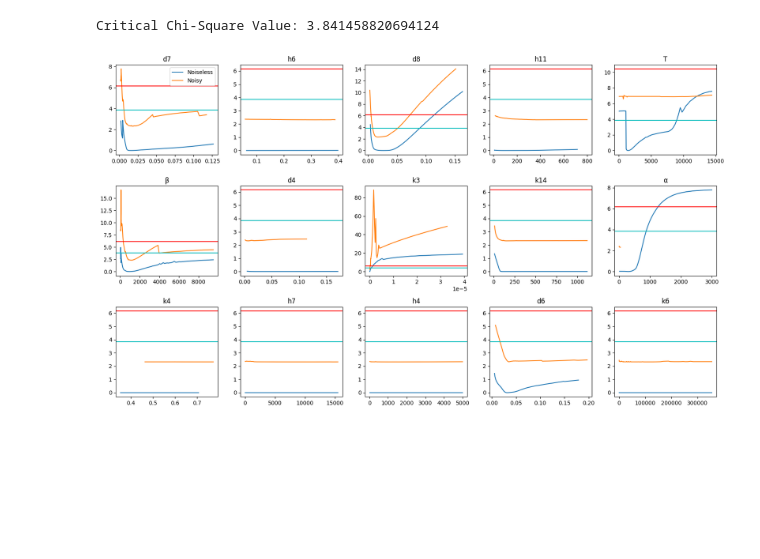
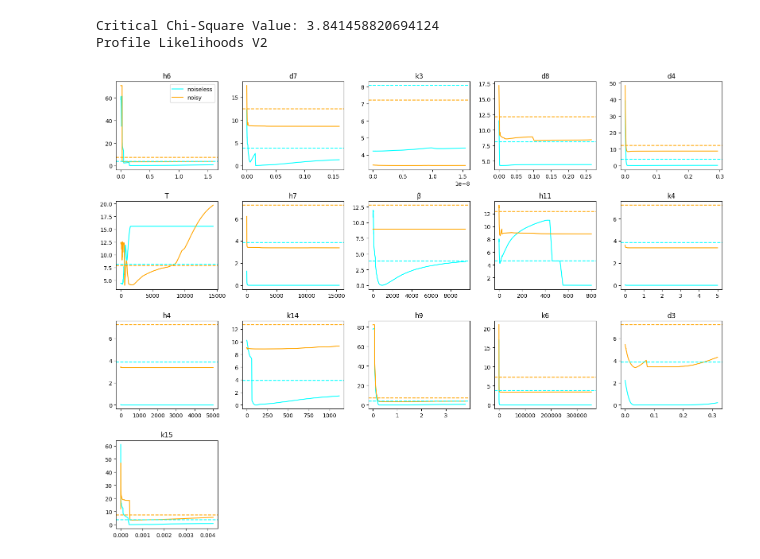
Before and after one commit to aayres22/ITIS_Analysis, a Jupyter notebook: PL_unpack.ipynb, the cells around one changed output. Saved outputs shown, nothing was run; the diff lists cells and outputs as text; code cells hidden in the pictures; blank space fills up the shorter version.

Commit message:
Added more PL_V2 results

```diff
--- a/PL_unpack.ipynb
+++ b/PL_unpack.ipynb
@@ -15,11 +15,13 @@ param_titles = ['d1',
 
 # from PL_theiaprep import param_global_all
 
-D = '1'         # '1' for ACTH + Cort,
+D = '3'         # '1' for ACTH + Cort,
                 # '2' for ACTH + Cort + TNF-a
                 # '3' for ACTH + Cort + TNF-a + IL10
 dpoints = '2'   # '1' for 25, '2' for 13
 N = 'nonoise'   #'noisy' or 'nonoise'. Not perfect, some paths may need to be tweaked.
+
+
 if D == '1':
     output_ids = [6,7]
 elif D == '2':
@@ -27,7 +29,7 @@ elif D == '2':
 else:
     output_ids = [3,4,6,7]
 
-with open('PL_results\\PL_' + D + dpoints + 'nonoise.pkl', 'rb') as f:
+with open('PL_results_V2\\PL_' + D + dpoints + 'nonoise.pkl', 'rb') as f:
     results1 = pickle.load(f)
 
 # all_results = {
@@ -48,7 +50,7 @@ J_save1 = results1['J_save'].copy()
 par_save1 = results1['par_save'].copy()
 
 
-with open('PL_results\\PL_' + D + dpoints + 'noisy.pkl', 'rb') as f:
+with open('PL_results_V2\\PL_' + D + dpoints + 'noisy.pkl', 'rb') as f:
     results2 = pickle.load(f)
 
 param_ids2 = results2['param_ids']
@@ -59,7 +61,7 @@ J_save2 = results2['J_save'].copy()
 par_save2 = results2['par_save'].copy()
 
 from scipy.stats import chi2
-
+#
 alpha = 0.05  # Significance level
 df = 1        # Degrees of freedom
 
@@ -70,35 +72,37 @@ print(f"Critical Chi-Square Value: {critical_value}")
 
 # for i in range(len(param_ids)):
 #
 #     plt.figure()
 #     plt.title(paramtitles[param_ids[i]])
 #     plt.plot(par_save[i,i,:],J_save[i,:])
 #     plt.axhline(y=critical_value, color='r')
 #     plt.show()
 
 if param_ids1 != param_ids2:
     print("PARAM ORDER DOES NOT MATCH")
 
 fig, axs = plt.subplots(4,5, figsize = (16,12))
 CI = np.zeros((20,2))
 for i in range(4):
 
     for k in range(5):
         if i*5 + k>= len(param_ids1):
             for r in range(k,5):
                 axs[i,r].remove()
             break
 
-        axs[i, k].plot(np.exp(par_save1[i*5 + k,i*5 +k,:]),J_save1[i*5 + k,:], label = "Noiseless")
-        axs[i, k].plot(np.exp(par_save2[i*5 + k,i*5 +k,:]),J_save2[i*5 + k,:], label = "Noisy")
-        axs[i, k].axhline(y=critical_value, color='c')
-        axs[i, k].axhline(y=critical_value+np.min(J_save2[i*5 + k,:]), color='r')
+        axs[i, k].plot(np.exp(par_save1[i*5 + k,i*5 +k,:]),J_save1[i*5 + k,:], label = "noiseless", color = 'cyan')
+        axs[i, k].plot(np.exp(par_save2[i*5 + k,i*5 +k,:]),J_save2[i*5 + k,:], label = "noisy", color = 'orange')
+        axs[i, k].axhline(y=critical_value+np.min(J_save1[i*5 + k,:]), color='cyan', linestyle='--')
+        axs[i, k].axhline(y=critical_value+np.min(J_save2[i*5 + k,:]), color='orange', linestyle='--')
         axs[i,k].set_title(param_titles[param_ids1[i*5 + k]])
 # for ax in axs.flat:
 #     ax.set_xticks([])
 axs[0,0].legend()
 fig.tight_layout()
 #fig.savefig('FIGS\\PL_results_' + N + D + dpoints + '.png')
+print("Profile Likelihoods V2")
 # %% [output]
 Critical Chi-Square Value: 3.841458820694124
+Profile Likelihoods V2
-[figure, old version]
+[figure, new version]
```
Also changed, not shown: 12 other files.
